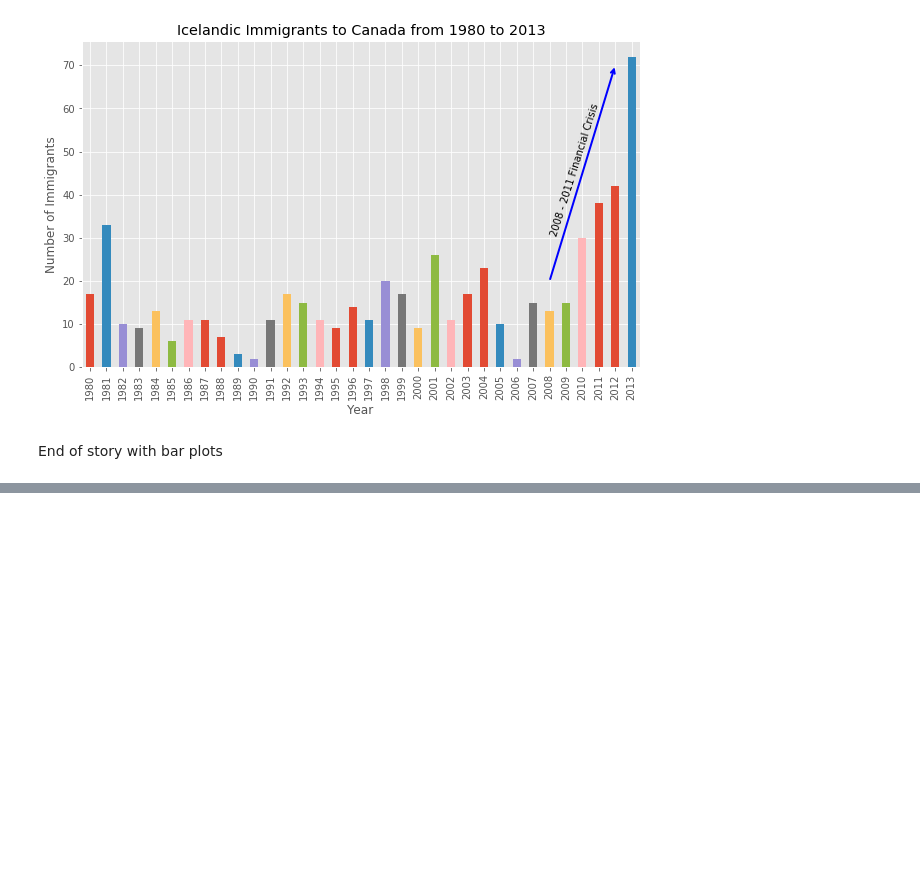
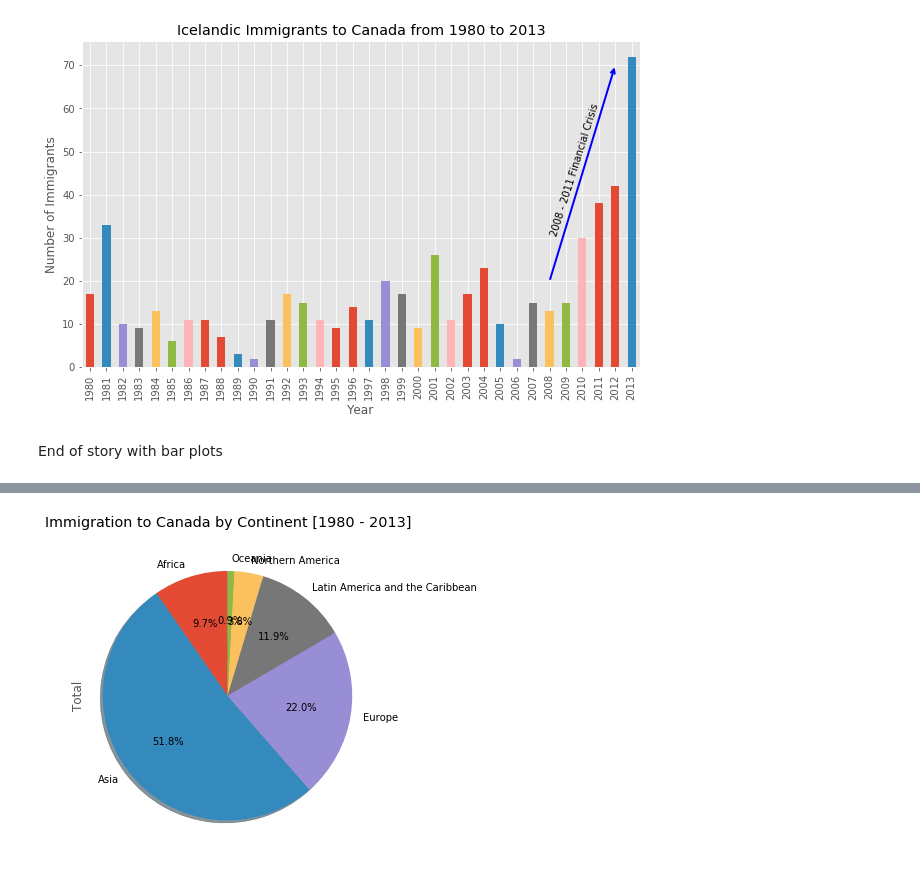
Before and after one commit to Jason-Amith/Data-Visualization-with-Python, a Jupyter notebook: ImmiCan.ipynb, the cells around one changed output, grey strips where cells are left out. Drawn from its saved outputs; the diff is of its cells as text; code cells hidden in the pictures; blank space fills up the shorter version.

```diff
--- a/ImmiCan.ipynb
+++ b/ImmiCan.ipynb
@@ -892,0 +895,9 @@ End of story with bar plots
+# %%
+# group countries by continents and apply sum() function
+df_continents = df_can.groupby('Continent', axis=0).sum()
+
+# note: the output of the groupby method is a `groupby' object.
+# we can not use it further until we apply a function (eg .sum())
+print(type(df_can.groupby('Continent', axis=0)))
+
+df_continents.head()
@@ -892,0 +928,15 @@ End of story with bar plots
+# %%
+# autopct create %, start angle represent starting point
+df_continents['Total'].plot(kind='pie',
+                            figsize=(5, 6),
+                            autopct='%1.1f%%', # add in percentages
+                            startangle=90,     # start angle 90° (Africa)
+                            shadow=True,       # add shadow
+                            )
+
+plt.title('Immigration to Canada by Continent [1980 - 2013]')
+plt.axis('equal') # Sets the pie chart to look like a circle.
+
+plt.show()
+# %% [output]
+[figure, added]
```
Also changed, not shown: parts of 53 cells of this notebook.
